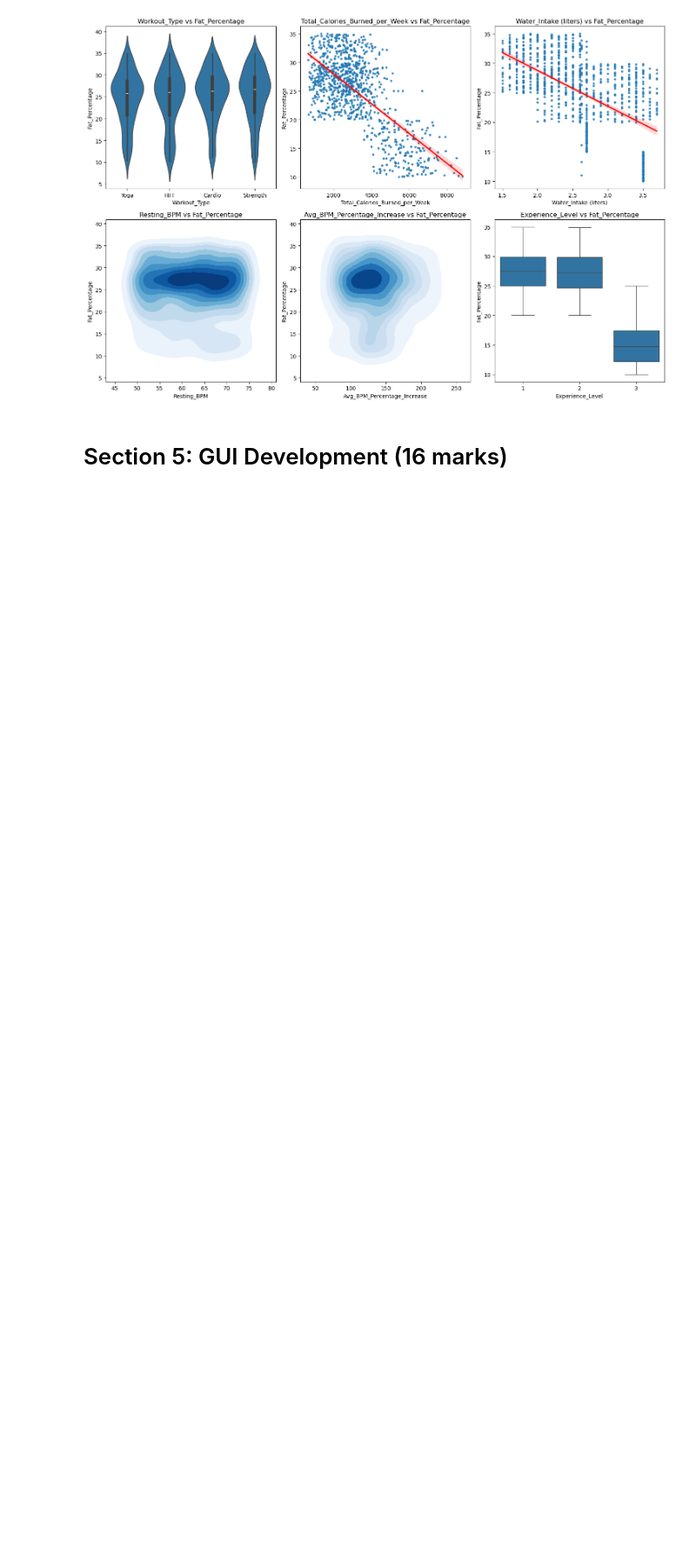
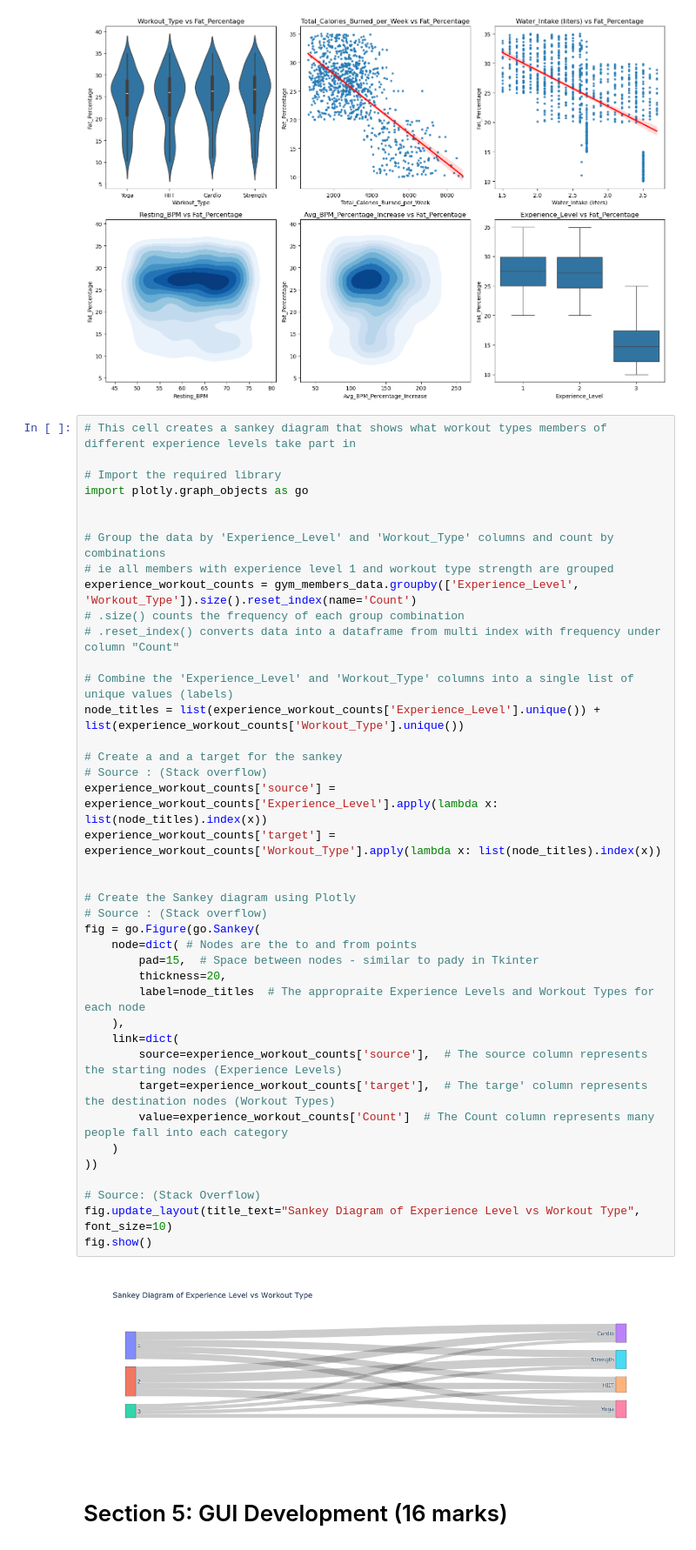
Before and after one commit to Dchrister/Gym_Intensity, a Jupyter notebook: Dan_Christer's_Gym_Exercise_Data_CW.ipynb, the cells around one changed output. Shown at 87% size. Cells and saved outputs as stored; diff of their text form; blank space fills up the shorter version.

Commit message:
Added Sankey diagram between workout type and Experience level

```diff
--- a/Dan_Christer's_Gym_Exercise_Data_CW.ipynb
+++ b/Dan_Christer's_Gym_Exercise_Data_CW.ipynb
@@ -1111,6 +1111,48 @@ plt.tight_layout()
 plt.show()
 # %% [output]
 [figure]
+# %%
+# This cell creates a sankey diagram that shows what workout types members of different experience levels take part in
+
+# Import the required library
+import plotly.graph_objects as go
+
+
+# Group the data by 'Experience_Level' and 'Workout_Type' columns and count by combinations
+# ie all members with experience level 1 and workout type strength are grouped
+experience_workout_counts = gym_members_data.groupby(['Experience_Level', 'Workout_Type']).size().reset_index(name='Count')
+# .size() counts the frequency of each group combination
+# .reset_index() converts data into a dataframe from multi index with frequency under column "Count"
+
+# Combine the 'Experience_Level' and 'Workout_Type' columns into a single list of unique values (labels)
+node_titles = list(experience_workout_counts['Experience_Level'].unique()) + list(experience_workout_counts['Workout_Type'].unique())
+
+# Create a and a target for the sankey
+# Source : (Stack overflow)
+experience_workout_counts['source'] = experience_workout_counts['Experience_Level'].apply(lambda x: list(node_titles).index(x))
+experience_workout_counts['target'] = experience_workout_counts['Workout_Type'].apply(lambda x: list(node_titles).index(x))
+
+
+# Create the Sankey diagram using Plotly
+# Source : (Stack overflow)
+fig = go.Figure(go.Sankey(
+    node=dict( # Nodes are the to and from points
+        pad=15,  # Space between nodes - similar to pady in Tkinter
+        thickness=20,
+        label=node_titles  # The appropraite Experience Levels and Workout Types for each node
+    ),
+    link=dict(
+        source=experience_workout_counts['source'],  # The source column represents the starting nodes (Experience Levels)
+        target=experience_workout_counts['target'],  # The targe' column represents the destination nodes (Workout Types)
+        value=experience_workout_counts['Count']  # The Count column represents many people fall into each category
+    )
+))
+
+# Source: (Stack Overflow)
+fig.update_layout(title_text="Sankey Diagram of Experience Level vs Workout Type", font_size=10)
+fig.show()
+# %% [output]
+[figure, added]
 # %% [markdown]
 # Section 5: GUI Development (16 marks)
 # %% [markdown]
```
Also changed, not shown: parts of 2 cells of this notebook.
